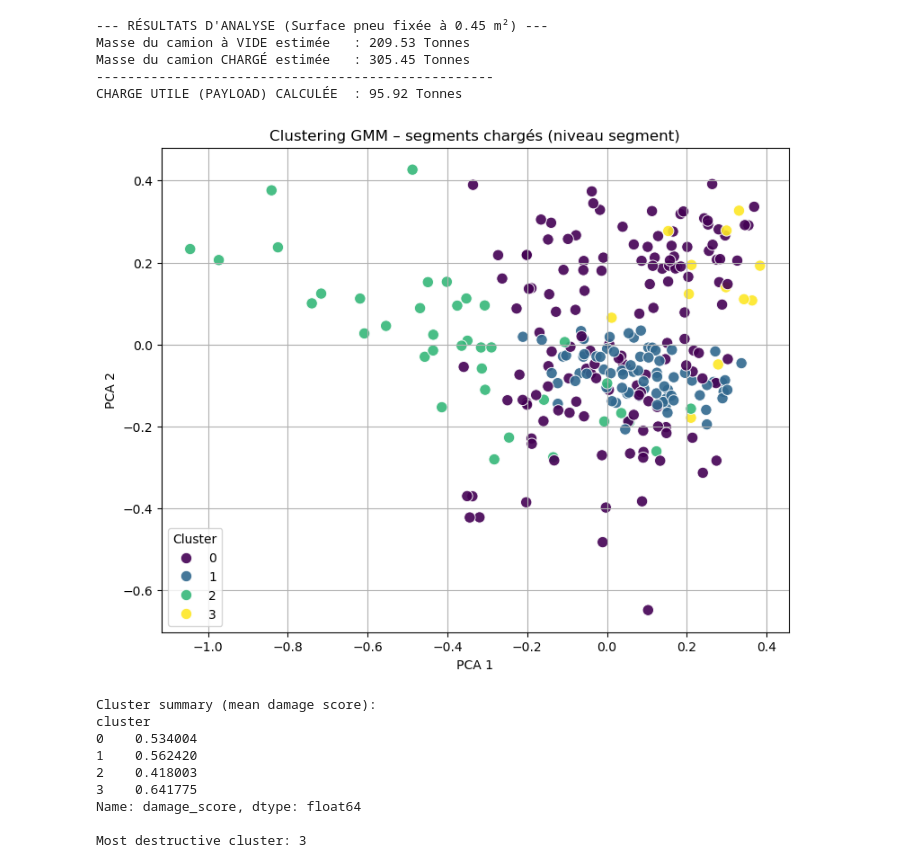
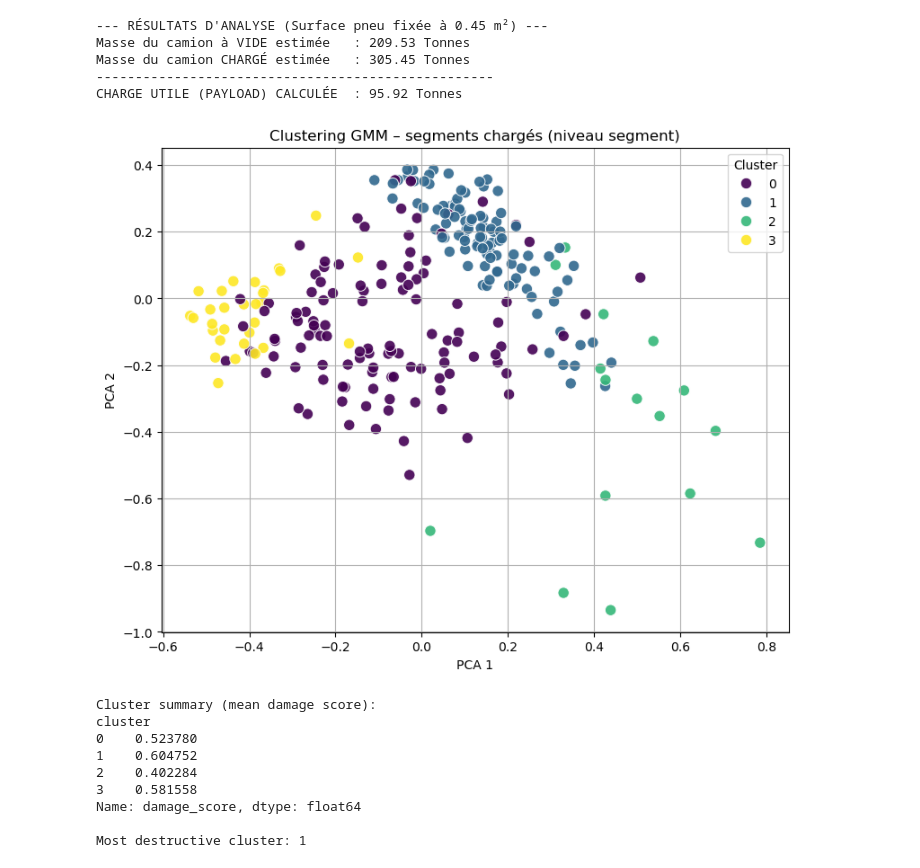
Before and after one commit to PabloVerchere/5AIMDS, a Jupyter notebook: noteBookLoic.ipynb, the cells around one changed output. Cells and saved outputs as stored; diff of their text form; code cells hidden in the pictures.

Commit message:
dénivelé ajouté dans le score

```diff
--- a/noteBookLoic.ipynb
+++ b/noteBookLoic.ipynb
@@ -54,3 +54,6 @@ plot = df[['Longitude_dd','Latitude_dd']]
 # %%
 # Create Segments based on  RatioPayLoad
 df[['phaseNb']] = df[['RatioPayload']].diff().abs().cumsum()
+# %%
+# Variable de dénivelé pour chaque point
+df['dAlt_m'] = df['Altitude_m'].diff().fillna(0)  # diff entre points consécutifs
@@ -430,13 +444,17 @@ for segment_id, segment in enumerate(load_segment_list):
     # ---- Distance under constraint ----
     total_distance = segment['dd_m'].sum()
 
+    # ---- Denivele signé ----
+    total_denivele = segment['dAlt_m'].sum()  # positif = montée, négatif = descente
+
     segment_scores.append({
         'segment_id': segment_id,
         'mean_temp': mean_temp,
         'delta_pressure': delta_pressure,
         'vibration_index': vibration_index,
         'speed_stress': speed_stress,
-        'distance_m': total_distance
+        'distance_m': total_distance,
+        'denivele_m': total_denivele
     })
 
 # =====================================================
@@ -452,7 +470,8 @@ features = [
     'delta_pressure',
     'vibration_index',
     'speed_stress',
-    'distance_m'
+    'distance_m',
+    'denivele_m'
 ]
 
 for col in features:
@@ -462,11 +481,12 @@ for col in features:
 # 8. Final damage score
 # =====================================================
 score_df['damage_score'] = (
-    0.25 * score_df['mean_temp_norm'] +
-    0.25 * score_df['delta_pressure_norm'] +
+    0.20 * score_df['mean_temp_norm'] +
+    0.22 * score_df['delta_pressure_norm'] +
     0.20 * score_df['vibration_index_norm'] +
-    0.15 * score_df['speed_stress_norm'] +
-    0.15 * score_df['distance_m_norm']
+    0.11 * score_df['speed_stress_norm'] +
+    0.10 * score_df['distance_m_norm'] +
+    0.17 * score_df['denivele_m_norm']
 )
 
 # =====================================================
@@ -478,7 +498,8 @@ X = score_df[
         'delta_pressure_norm',
         'vibration_index_norm',
         'speed_stress_norm',
-        'distance_m_norm'
+        'distance_m_norm',
+        'denivele_m_norm'
     ]
 ].values
 
@@ -572,40 +593,40 @@ plt.show()
 plt.figure(figsize=(11, 9))
 
 # Background (all other points)
 plt.scatter(
     points_df['Latitude_dd'],
     points_df['Longitude_dd'],
     c='lightgray',
     s=4,
     alpha=0.3
 )
 
 # Points du cluster le plus destructeur
 worst_points = points_df[points_df['cluster'] == worst_cluster]
 
 plt.scatter(
     worst_points['Latitude_dd'],
     worst_points['Longitude_dd'],
     c='red',
     s=7,
     alpha=0.9,
     label='Segments très destructeurs'
 )
 
 plt.xlabel("Latitude")
 plt.ylabel("Longitude")
 plt.title("Localisation complète des segments les plus destructeurs")
 plt.legend()
 plt.grid(True)
 plt.show()
 # %% [output]
-[figure, old version]
+[figure, new version]
 Cluster summary (mean damage score):
 cluster
-0    0.534004
-1    0.562420
-2    0.418003
-3    0.641775
+0    0.523780
+1    0.604752
+2    0.402284
+3    0.581558
 Name: damage_score, dtype: float64
 
-Most destructive cluster: 3
+Most destructive cluster: 1
```
Also changed, not shown: parts of 5 cells of this notebook.
